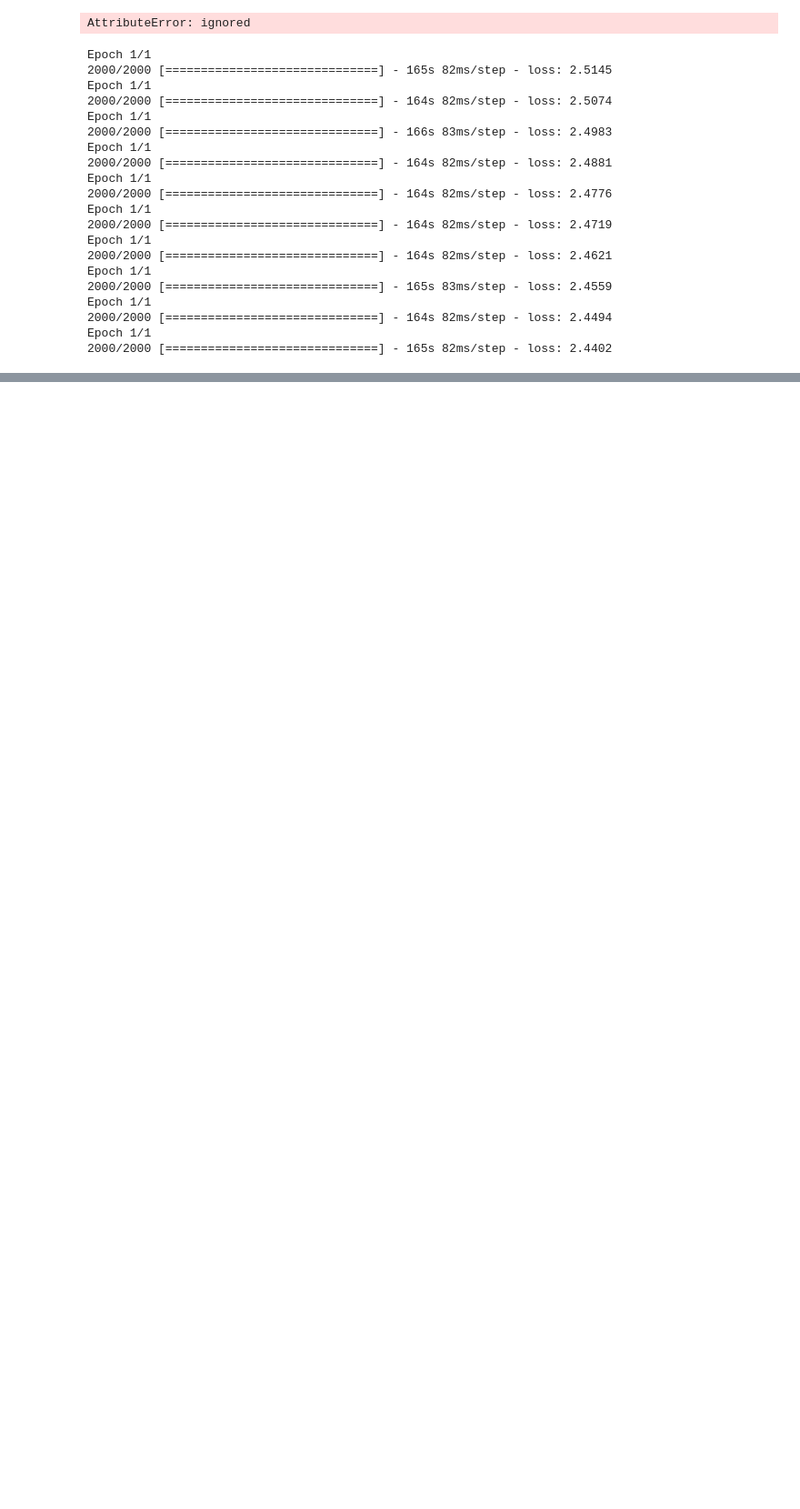
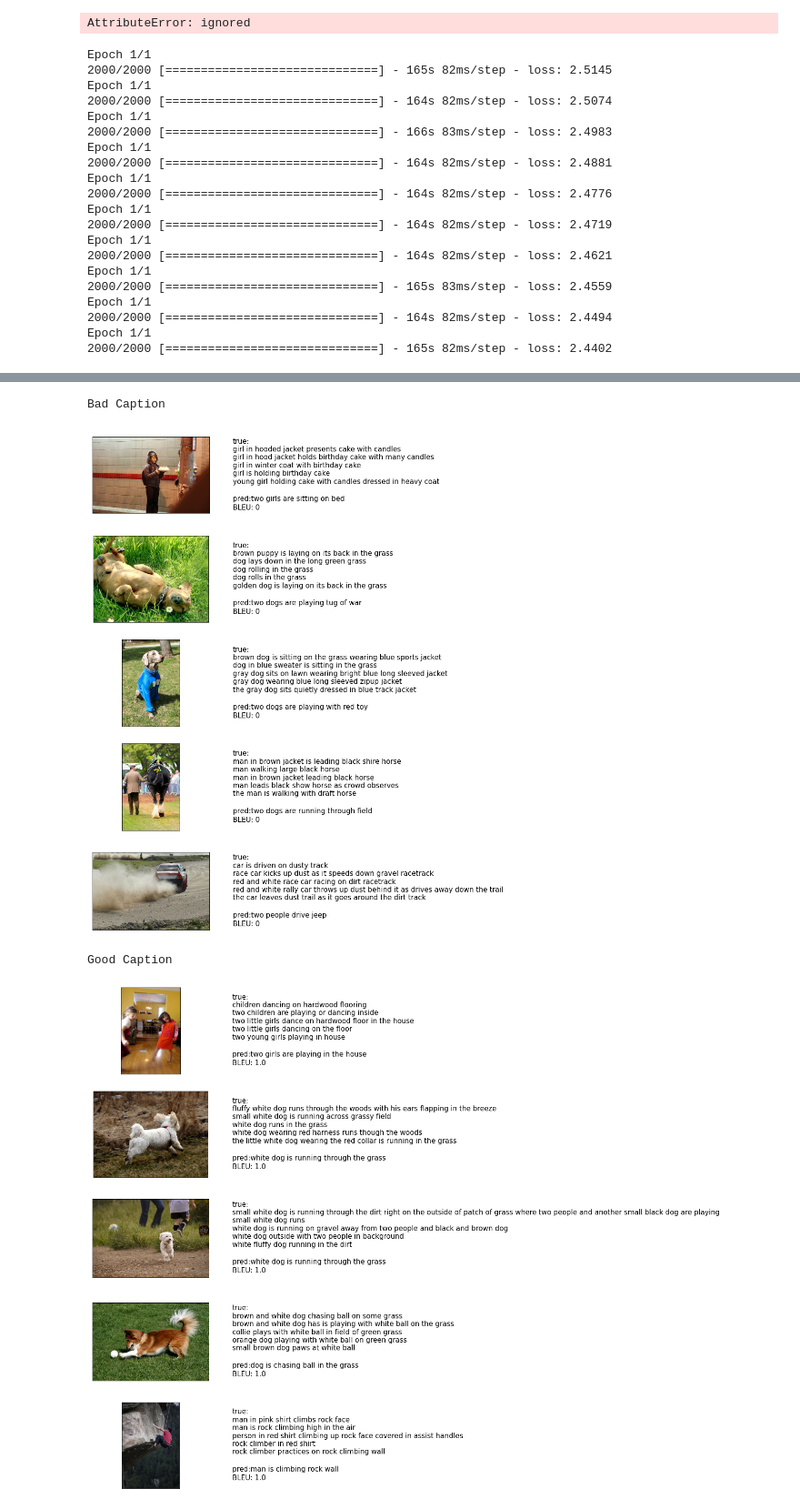
Before and after one commit to roger-yu-ds/image_captioning_neural_network, a Jupyter notebook: notebooks/image_caption1.ipynb, the cells around one changed output, grey strips where cells are left out. Shown at 91% size. Drawn from its saved outputs; the diff is of its cells as text; code cells hidden in the pictures; blank space fills up the shorter version.

Commit message:
Addeed BLEU score and display good and bad images with text

```diff
--- a/notebooks/image_caption1.ipynb
+++ b/notebooks/image_caption1.ipynb
@@ -545,5 +555,0 @@ Epoch 1/1
-# %%
-for i in range(epochs):
-    generator = data_generator(train_descriptions, train_features, wordtoix, max_length, number_pics_per_bath)
-    model.fit_generator(generator, epochs=1, steps_per_epoch=steps, verbose=1)
-    model.save('model_' + str(i) + '.h5')
@@ -571,5 +556,5 @@ Epoch 1/1
 # %%
-model.optimizer.lr.set_value(0.0001)  # did not work !!!!!
+model.compile(loss='categorical_crossentropy', optimizer=Adam(0.0001)) # Recompile with a lower learning rate for last 10 epochs
 epochs = 10
 number_pics_per_bath = 6
 steps = len(train_descriptions)//number_pics_per_bath
@@ -603,0 +591,2 @@ Epoch 1/1
+# %%
+model.load_weights('drive/My Drive/model_ic.h5')
@@ -622,11 +613,3 @@ def greedySearch(photo):
     final = final[1:-1]
     final = ' '.join(final)
     return final
-# %%
-z+=1
-pic = list(encoding_test.keys())[z]
-image = encoding_test[pic].reshape((1,2048))
-x=plt.imread(images+pic)
-plt.imshow(x)
-plt.show()
-print("Greedy:",greedySearch(image))
@@ -636,3 +678,52 @@ Greedy: the german shepherd is playing with the ball
+# %%
+def plot_images(pred_bad, type='good', npic=5):
+    def create_str(caption_true):
+        strue = ""
+        for s in list(caption_true):
+            strue += "\n" + s
+        return(strue)
+    npix = 224
+    target_size = (npix,npix,3)
+    count = 1
+    pred = pred_bad.copy()
+    pred.sort()
+    # Either get top n (good) or bottom n (bad) images to show
+    if type == 'good':
+       pred = pred[-npic:]
+    else:
+       pred = pred[:npic]
+    fig = plt.figure(figsize=(10,npic*4))
+    for pb in pred:
+        bleu,pic,actual,caption = pb
+        ## images - get image from array, reshape and display in column 1
+        image = encoding_test[pic].reshape((1,2048))
+        x=plt.imread(images+pic)
+        ax = fig.add_subplot(npic,2,count,xticks=[],yticks=[])
+        ax.imshow(x)
+        count += 1
+        ## Text - get true descriptions, predicted and BLEU-1 score and display in column 2
+        actual = create_str(actual) # Split the 5 descriptions to separate lines
+
+        ax = fig.add_subplot(npic,2,count)
+        plt.axis('off')
+        ax.plot()
+        ax.set_xlim(0,1)
+        ax.set_ylim(0,1)
+        ax.text(0,0.4,"true:" + actual,fontsize=15)
+        ax.text(0,0.2,"pred:" + caption,fontsize=15)
+        ax.text(0,0.1,"BLEU: {}".format(bleu),fontsize=15)
+        count += 1
+    plt.show()
+
+print("Bad Caption")
+plot_images(pred_bad, 'bad')
+print("Good Caption")
+plot_images(pred_good, 'good')
+# %% [output]
+Bad Caption
+[figure, added]
+Good Caption
+[figure, added]
 # %%
 Ctrl shift i put in console to keep connected
 function ConnectButton(){
```
Also changed, not shown: parts of 16 cells of this notebook.
